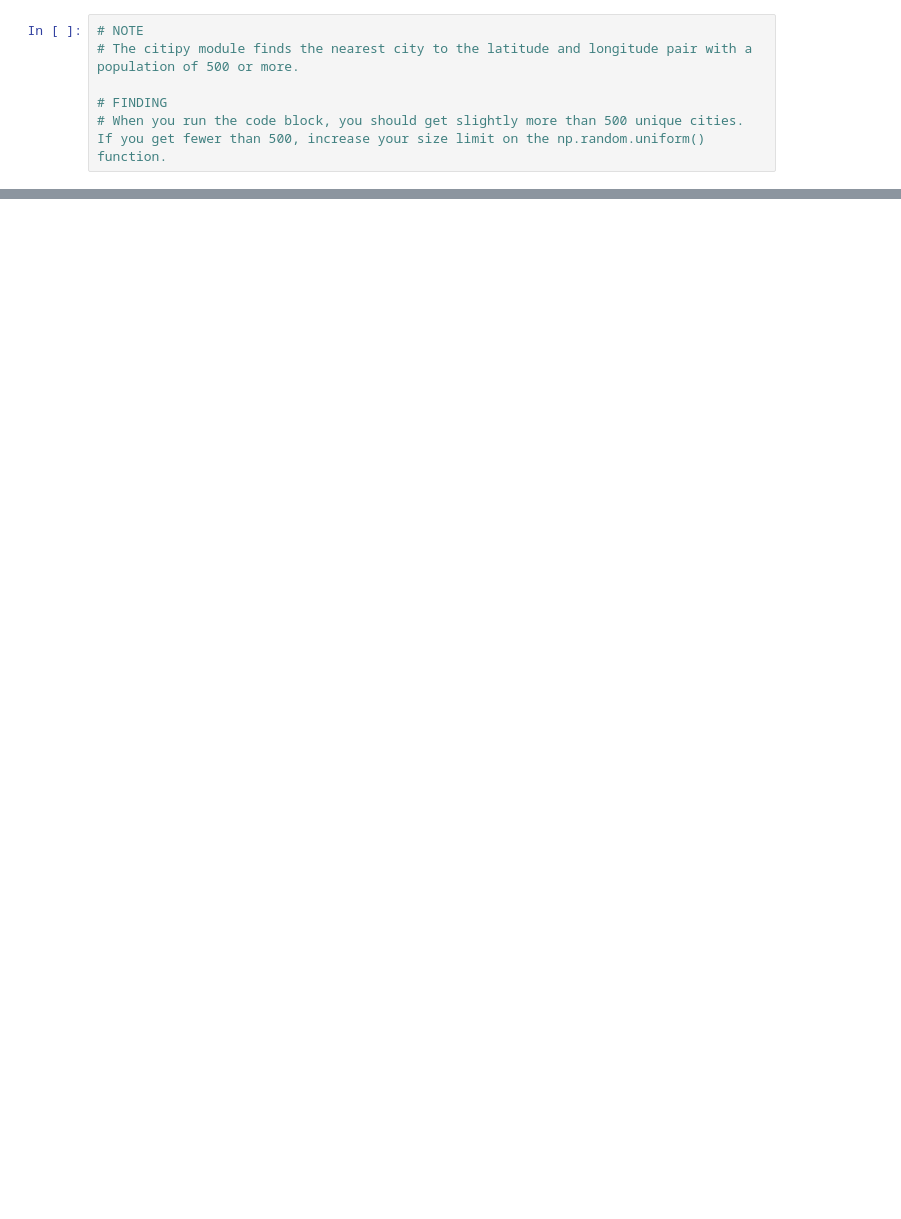
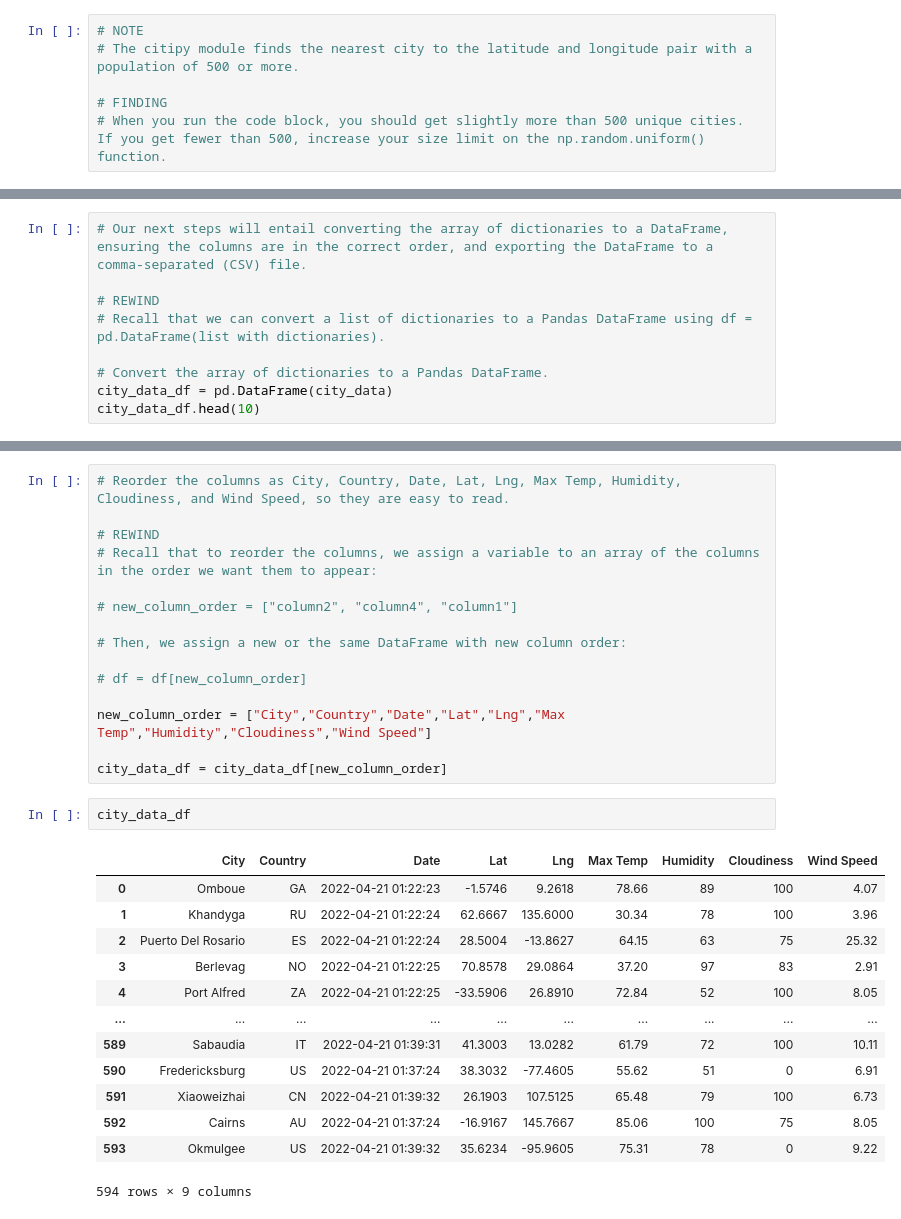
Before and after one commit to michaelfoz/World_Weather_Analysis, a Jupyter notebook: WeatherPy.ipynb, the cells around one changed output, grey strips where cells are left out. Cells and saved outputs as stored; diff of their text form; blank space fills up the shorter version.

```diff
--- a/WeatherPy.ipynb
+++ b/WeatherPy.ipynb
@@ -170,0 +436,9 @@ len(cities)
+# %%
+# Our next steps will entail converting the array of dictionaries to a DataFrame, ensuring the columns are in the correct order, and exporting the DataFrame to a comma-separated (CSV) file.
+
+# REWIND
+# Recall that we can convert a list of dictionaries to a Pandas DataFrame using df = pd.DataFrame(list with dictionaries).
+
+# Convert the array of dictionaries to a Pandas DataFrame.
+city_data_df = pd.DataFrame(city_data)
+city_data_df.head(10)
@@ -170,0 +457,31 @@ len(cities)
+# %%
+# Reorder the columns as City, Country, Date, Lat, Lng, Max Temp, Humidity, Cloudiness, and Wind Speed, so they are easy to read.
+
+# REWIND
+# Recall that to reorder the columns, we assign a variable to an array of the columns in the order we want them to appear:
+
+# new_column_order = ["column2", "column4", "column1"]
+
+# Then, we assign a new or the same DataFrame with new column order:
+
+# df = df[new_column_order]
+
+new_column_order = ["City","Country","Date","Lat","Lng","Max Temp","Humidity","Cloudiness","Wind Speed"]
+
+city_data_df = city_data_df[new_column_order]
+# %%
+city_data_df
+# %% [output]
+|  | City | Country | Date | Lat | Lng | Max Temp | Humidity | Cloudiness | Wind Speed |
+| 0 | Omboue | GA | 2022-04-21 01:22:23 | -1.5746 | 9.2618 | 78.66 | 89 | 100 | 4.07 |
+| 1 | Khandyga | RU | 2022-04-21 01:22:24 | 62.6667 | 135.6000 | 30.34 | 78 | 100 | 3.96 |
+| 2 | Puerto Del Rosario | ES | 2022-04-21 01:22:24 | 28.5004 | -13.8627 | 64.15 | 63 | 75 | 25.32 |
+| 3 | Berlevag | NO | 2022-04-21 01:22:25 | 70.8578 | 29.0864 | 37.20 | 97 | 83 | 2.91 |
+| 4 | Port Alfred | ZA | 2022-04-21 01:22:25 | -33.5906 | 26.8910 | 72.84 | 52 | 100 | 8.05 |
+| ... | ... | ... | ... | ... | ... | ... | ... | ... | ... |
+| 589 | Sabaudia | IT | 2022-04-21 01:39:31 | 41.3003 | 13.0282 | 61.79 | 72 | 100 | 10.11 |
+| 590 | Fredericksburg | US | 2022-04-21 01:37:24 | 38.3032 | -77.4605 | 55.62 | 51 | 0 | 6.91 |
+| 591 | Xiaoweizhai | CN | 2022-04-21 01:39:32 | 26.1903 | 107.5125 | 65.48 | 79 | 100 | 6.73 |
+| 592 | Cairns | AU | 2022-04-21 01:37:24 | -16.9167 | 145.7667 | 85.06 | 100 | 75 | 8.05 |
+| 593 | Okmulgee | US | 2022-04-21 01:39:32 | 35.6234 | -95.9605 | 75.31 | 78 | 0 | 9.22 |
+594 rows × 9 columns
```
Also changed, not shown: parts of 20 cells of this notebook.
